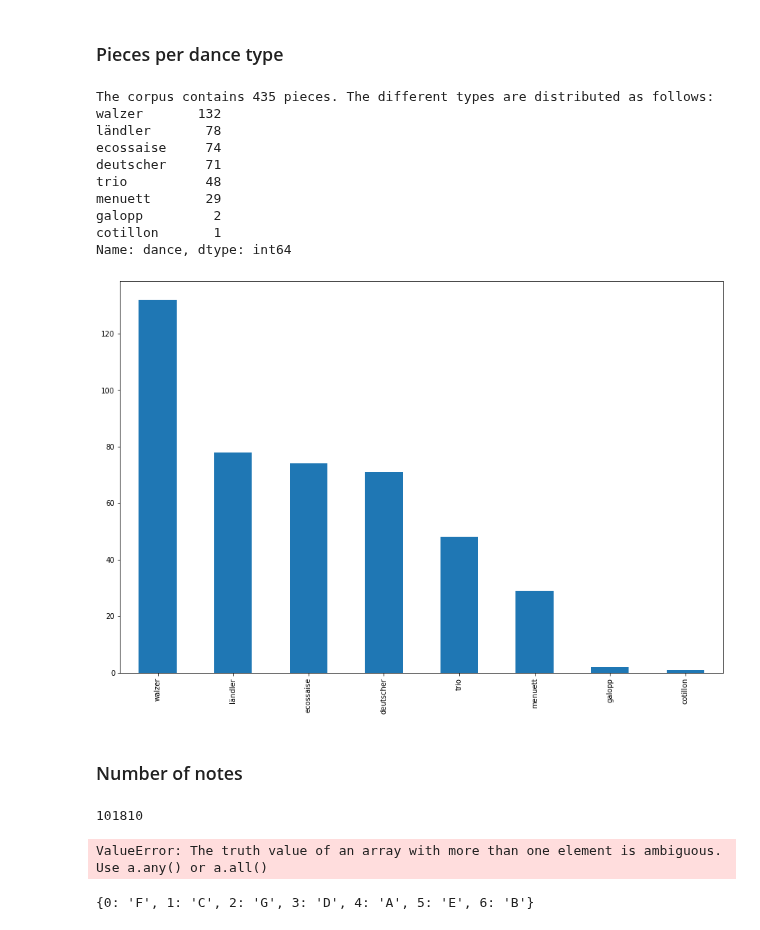
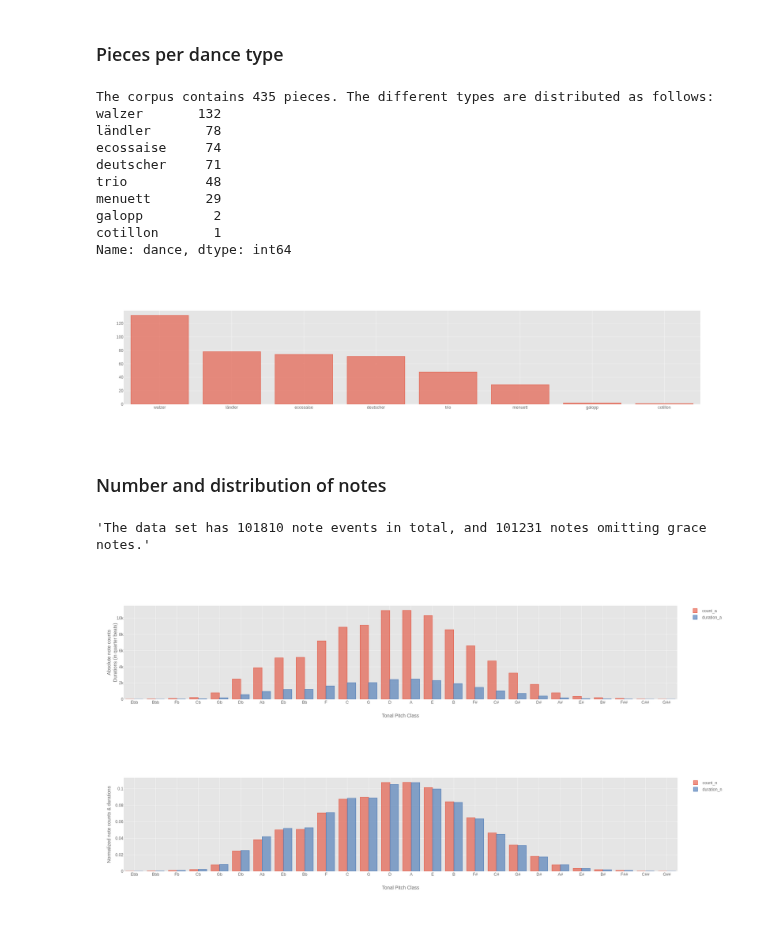
Before and after one commit to annotatorB/schubert_dances, a Jupyter notebook: schubert_project.ipynb, the cells around one changed output. Saved outputs shown, nothing was run; the diff lists cells and outputs as text; code cells hidden in the pictures.

Commit message:
This notebook is ready for play

```diff
--- a/schubert_project.ipynb
+++ b/schubert_project.ipynb
@@ -12,11 +21,12 @@ logging.getLogger().setLevel(logging.INFO)
 # Configuration
 # %%
 compute_all = False                              # Sets all 'compute_anew' flags to True
+logging.getLogger().setLevel(logging.WARNING)    # logging level
 data ='data'                                     # data folders
 data_ms3 = os.path.join(data,'MuseScore_3')
 data_tsv = os.path.join(data,'tsv')
 note_features = None                             # TODO: Pass selected features as kwargs to get_notes()
-plt.rcParams['figure.figsize'] = [15,10]         # Change the plotsize for the entire notebook
+#plt.rcParams['figure.figsize'] = [15,10]         # Change the plotsize for the entire notebook
 # %% [markdown]
 # Loading the data
 The dataframe `merged_ids` maps the 435 IDs to the files in the `data_ms3` folder. The different types of trios (trio I, trio II, alternative trio) are all replaced by the term 'trio'.
@@ -76,30 +86,18 @@ note_list.head()
 # %%
 dance_types = files.dance.value_counts()
 print(f"The corpus contains {len(files.index)} pieces. The different types are distributed as follows:{NL}{dance_types}")
-dance_types.plot.bar();
+dance_types.iplot('bar')
 # %% [output]
 The corpus contains 435 pieces. The different types are distributed as follows:
 walzer       132
 ländler       78
 ecossaise     74
 deutscher     71
 trio          48
 menuett       29
 galopp         2
 cotillon       1
 Name: dance, dtype: int64
-[figure, old version]
+[figure, new version]
 # %% [markdown]
-### Number of notes
+### Number and distribution of notes
-# %%
-len(note_list.index)
-# %% [output]
-101810
-# %%
-spell_tpc(note_list.tpc.unique())
-# %% [output]
-ValueError: The truth value of an array with more than one element is ambiguous. Use a.any() or a.all()
-# %%
-PITCH_NAMES
-# %% [output]
-{0: 'F', 1: 'C', 2: 'G', 3: 'D', 4: 'A', 5: 'E', 6: 'B'}
@@ -124,0 +104,4 @@ def notes_bag(n):
+# %%
+f"The data set has {len(note_list.index)} note events in total, and {len(note_list.index[note_list.gracenote.isna()])} notes omitting grace notes."
+# %% [output]
+'The data set has 101810 note events in total, and 101231 notes omitting grace notes.'
@@ -125,3 +124,11 @@ def notes_bag(n):
+# %%
+tpc_distribution[['count_a', 'duration_a']].iplot('bar', xTitle='Tonal Pitch Class', yTitle='Absolute note counts<br>Durations (in quarter beats)')
+# %% [output]
+[figure, added]
+# %%
+tpc_distribution[['count_n', 'duration_n']].iplot('bar', xTitle='Tonal Pitch Class', yTitle='Normalized note counts & durations')
+# %% [output]
+[figure, added]
 # %%
 temp = []
 for dance in DANCES.index:
```
Also changed, not shown: parts of 13 cells of this notebook, 1 other file.
